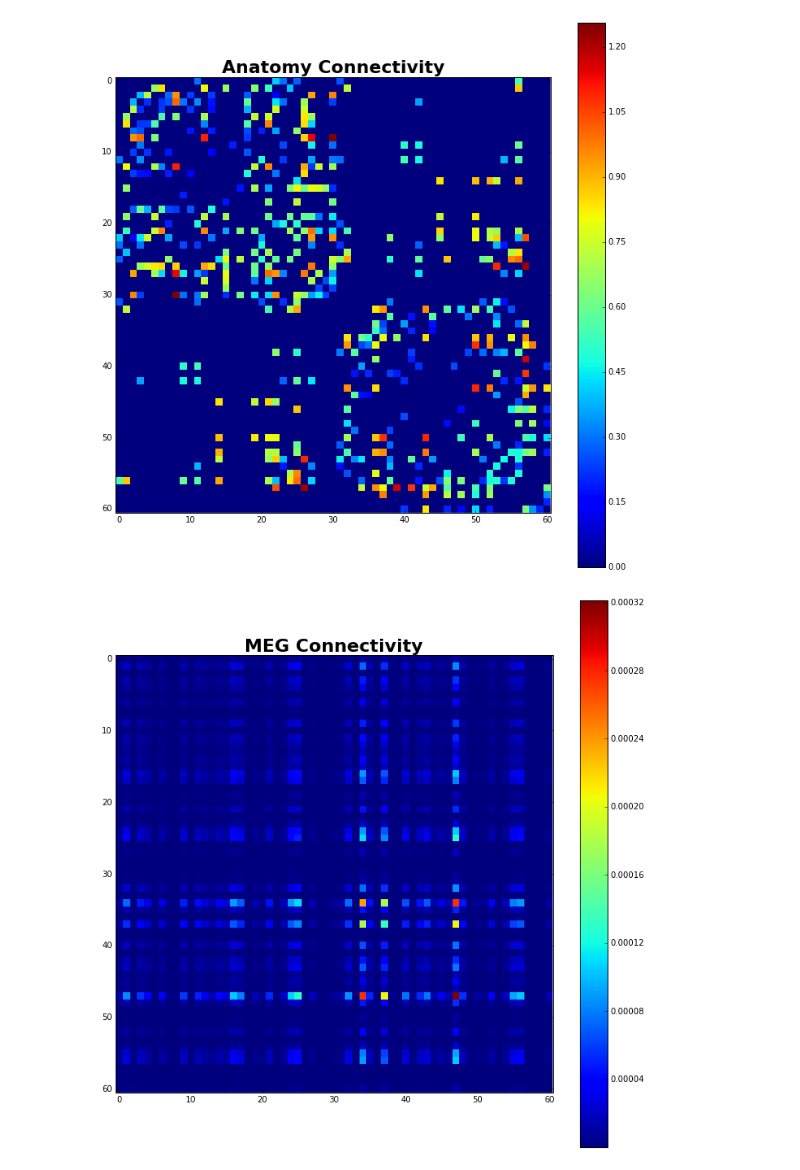
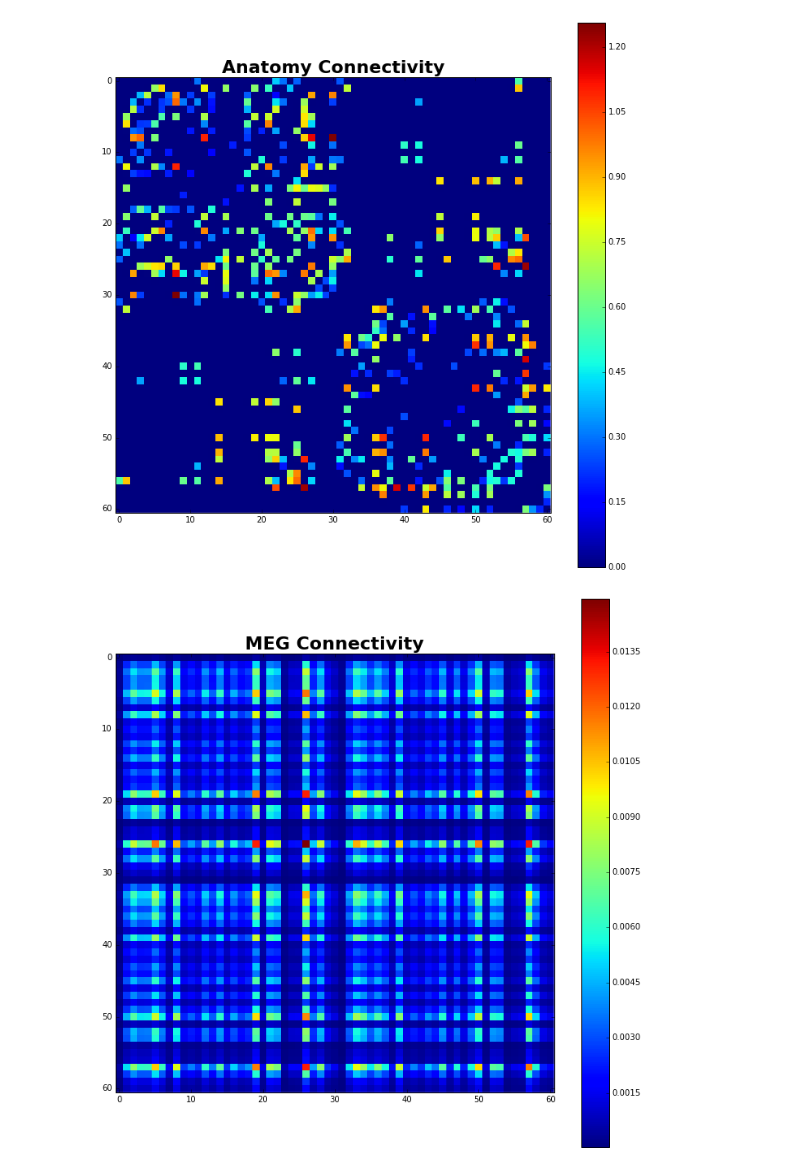
Before and after one commit to voytekresearch/omapping, a Jupyter notebook: MapComparisons.ipynb, the cells around one changed output. Cells and saved outputs as stored; diff of their text form; code cells hidden in the pictures.

```diff
--- a/MapComparisons.ipynb
+++ b/MapComparisons.ipynb
@@ -228,15 +231,15 @@ In order to compare, MEG data is first collapsed into the same ROIs, for compari
 om_ROI_maps = MapCompROI()
 # %%
 # Load MEG oscillation & slope data
-om_ROI_maps.load_meg_maps(osc_file='Group_Osc_Scores')
+om_ROI_maps.load_meg_maps(osc_file='Group_Osc_Scores_OLD')
 # %%
 # Load MEG ROIs
 elec_roi_path = '/Users/thomasdonoghue/Desktop/scout_Desikan-Killiany_68.mat'
 om_ROI_maps.load_elec_rois(elec_roi_path)
 # %%
 # Load anatomy data
-#om_ROI_maps.load_anat_maps('whole_brain_FreeSurferDKT_count.mat', 'count')
-om_ROI_maps.load_anat_maps('whole_brain_FreeSurferDKT_qa.mat', 'qa')
+om_ROI_maps.load_anat_maps('whole_brain_FreeSurferDKT_count.mat', 'count')
+#om_ROI_maps.load_anat_maps('whole_brain_FreeSurferDKT_qa.mat', 'qa')
 # %%
 # Align ROIs from MEG & Anat
 om_ROI_maps.align_rois()
@@ -269,6 +272,6 @@ om_ROI_maps.plot_mat('anat', section='all')
 [figure]
 # %%
 # Plot the connectivity matrix for the meg data
-om_ROI_maps.plot_mat('meg', 'Theta', section='all')
+om_ROI_maps.plot_mat('meg', 'Alpha', section='all')
 # %% [output]
-[figure, old version]
+[figure, new version]
```
Also changed, not shown: parts of 4 cells of this notebook, 1 other file.
